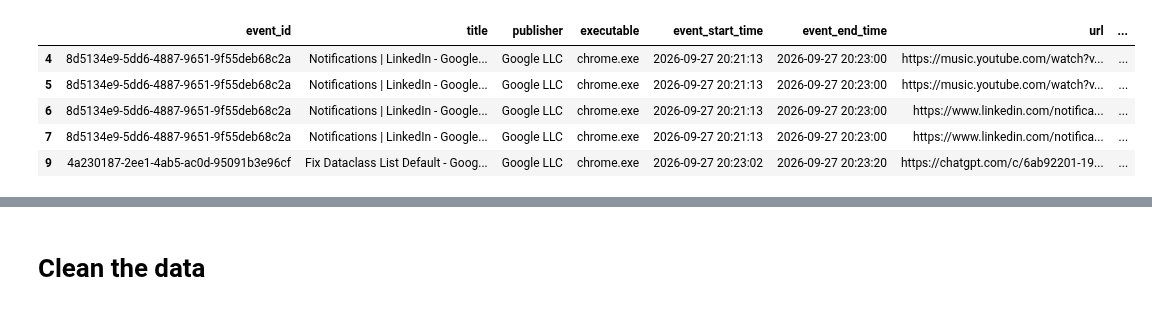
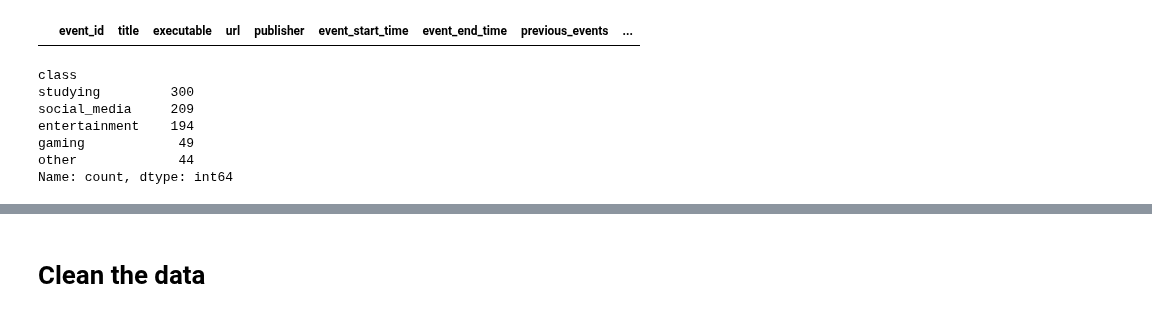
Before and after one commit to Eniark/Personal-Telemetry, a Jupyter notebook: telemetry-app/server/event_classifier/backend/classifier_training.ipynb, the cells around one changed output, grey strips where cells are left out. Cells and saved outputs as stored; diff of their text form; code cells hidden in the pictures.

```diff
--- a/telemetry-app/server/event_classifier/backend/classifier_training.ipynb
+++ b/telemetry-app/server/event_classifier/backend/classifier_training.ipynb
@@ -36,12 +75,17 @@ df.head()
 # %%
-df[df["url"].notna()].head()
+df[df["class"].isna()].head()
 # %% [output]
-|  | event_id | title | publisher | executable | event_start_time | event_end_time | url | ... |
-| 4 | 8d5134e9-5dd6-4887-9651-9f55deb68c2a | Notifications | LinkedIn - Google... | Google LLC | chrome.exe | 2026-09-27 20:21:13 | 2026-09-27 20:23:00 | https://music.youtube.com/watch?v... | ... |
-| 5 | 8d5134e9-5dd6-4887-9651-9f55deb68c2a | Notifications | LinkedIn - Google... | Google LLC | chrome.exe | 2026-09-27 20:21:13 | 2026-09-27 20:23:00 | https://music.youtube.com/watch?v... | ... |
-| 6 | 8d5134e9-5dd6-4887-9651-9f55deb68c2a | Notifications | LinkedIn - Google... | Google LLC | chrome.exe | 2026-09-27 20:21:13 | 2026-09-27 20:23:00 | https://www.linkedin.com/notifica... | ... |
-| 7 | 8d5134e9-5dd6-4887-9651-9f55deb68c2a | Notifications | LinkedIn - Google... | Google LLC | chrome.exe | 2026-09-27 20:21:13 | 2026-09-27 20:23:00 | https://www.linkedin.com/notifica... | ... |
-| 9 | 4a230187-2ee1-4ab5-ac0d-95091b3e96cf | Fix Dataclass List Default - Goog... | Google LLC | chrome.exe | 2026-09-27 20:23:02 | 2026-09-27 20:23:20 | https://chatgpt.com/c/6ab92201-19... | ... |
+|  | event_id | title | executable | url | publisher | event_start_time | event_end_time | previous_events | ... |
+# %%
+df['class'].value_counts()
+# %% [output]
+class
+studying         300
+social_media     209
+entertainment    194
+gaming            49
+other             44
+Name: count, dtype: int64
 # %%
 df.info()
 # %% [output]
```
Also changed, not shown: parts of 33 cells of this notebook.
